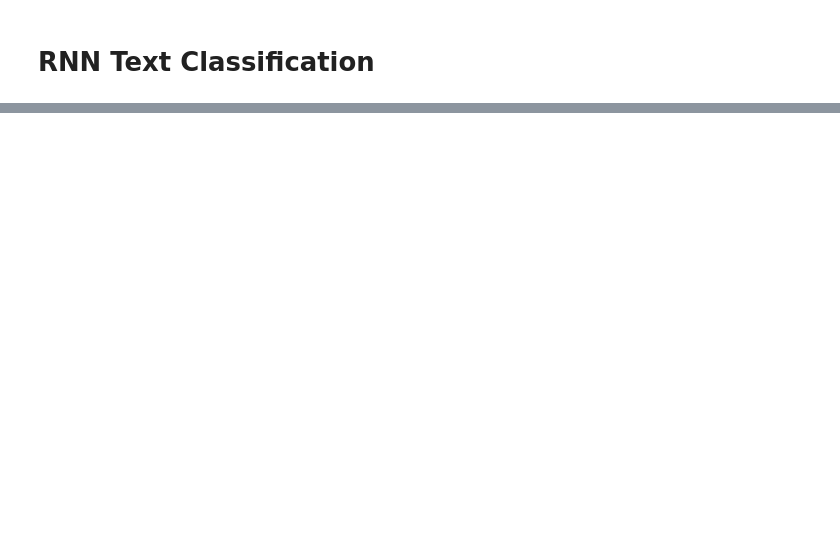
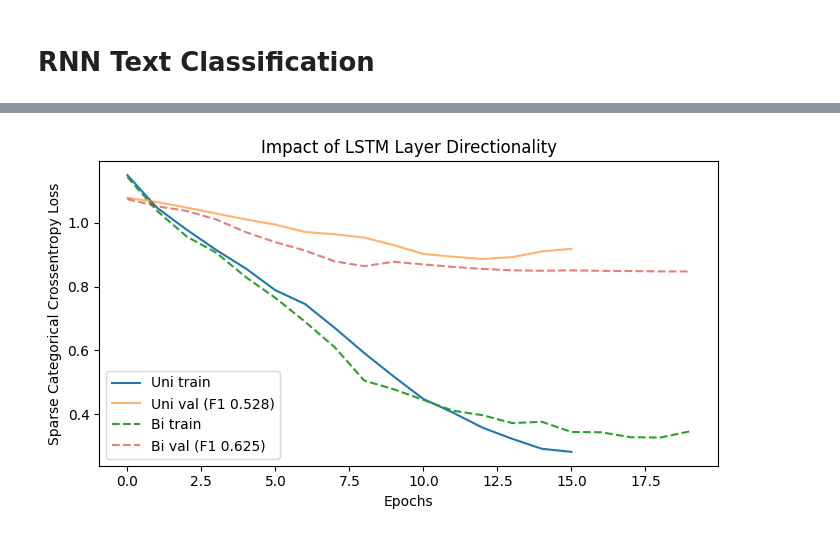
Before and after one commit to Bodleh/IF3270_Tubes2_23, a Jupyter notebook: src/rnn/rnn_experiment.ipynb, the cells around one changed output, grey strips where cells are left out. Saved outputs shown, nothing was run; the diff lists cells and outputs as text; code cells hidden in the pictures; blank space fills up the shorter version.

```diff
--- a/src/rnn/rnn_experiment.ipynb
+++ b/src/rnn/rnn_experiment.ipynb
@@ -185,3 +119,19 @@ Epoch 11/20
+# %%
+plt.figure(figsize=(7,4))
+for r in runs:
+    if r["layers"]==1 and r["units"]==32:
+        style = "-" if not r["bi"] else "--"
+        plt.plot(r["loss"],  label=f"{'Uni' if not r['bi'] else 'Bi'} train",  linestyle=style)
+        plt.plot(r["val_loss"], label=f"{'Uni' if not r['bi'] else 'Bi'} val (F1 {r['f1']:.3f})",
+                 linestyle=style, alpha=0.6)
+
+plt.title("Impact of LSTM Layer Directionality")
+plt.xlabel("Epochs"); plt.ylabel("Sparse Categorical Crossentropy Loss")
+plt.legend(); plt.tight_layout()
+plt.savefig("saved/dir_vs_loss.png")
+plt.show()
+# %% [output]
+[figure, added]
 # %%
 import os, shutil, tensorflow as tf, dataset,  keras_model
 
```
Also changed, not shown: parts of 8 cells of this notebook, 5 other files.
